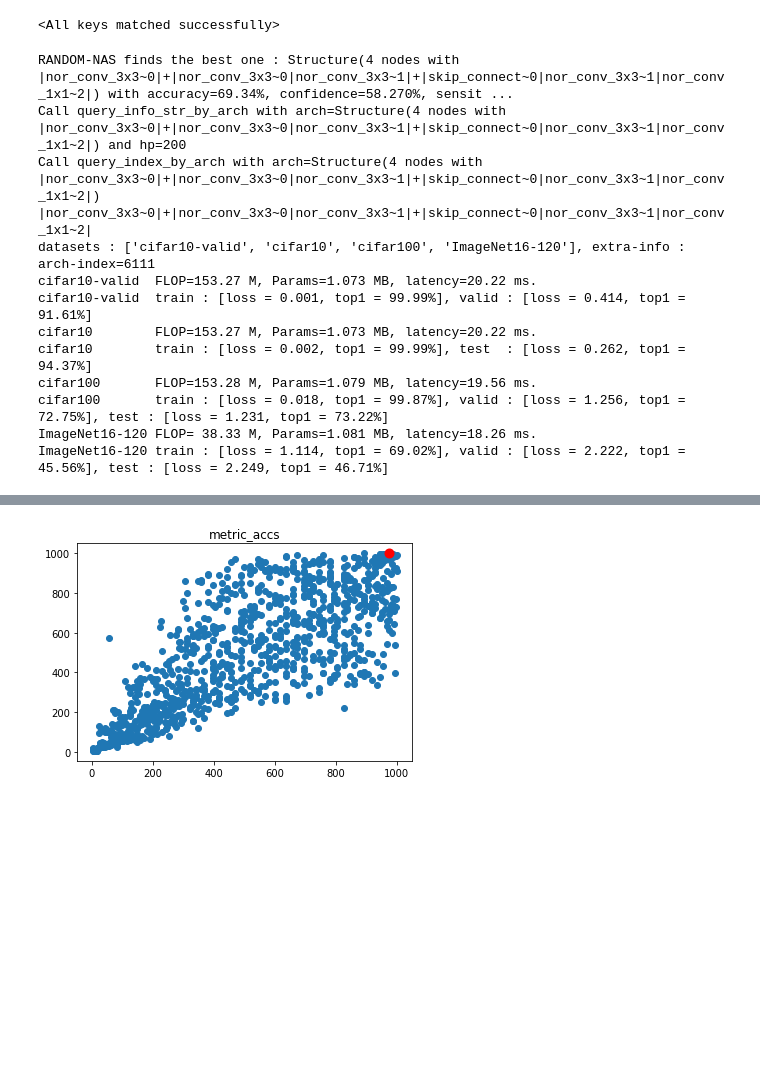
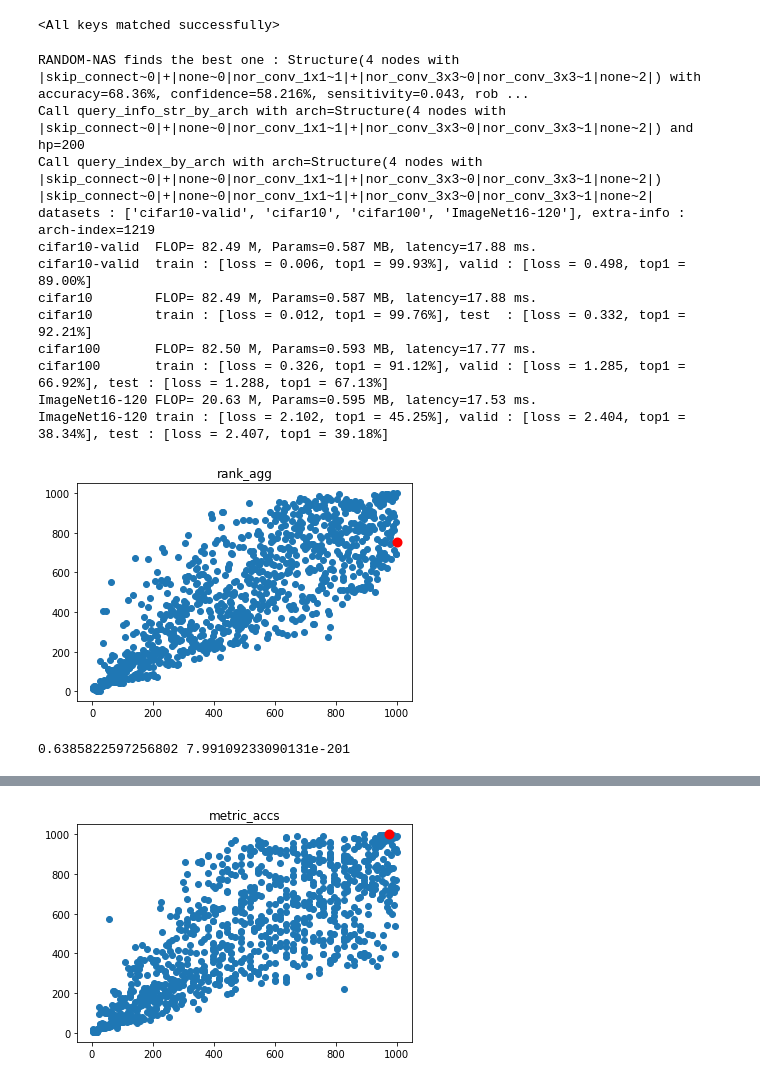
Before and after one commit to cvlab-yonsei/AZ-NAS, a Jupyter notebook: 1017_metrics_reduce_epochs/metrics_only_0ep_test.ipynb, the cells around one changed output, grey strips where cells are left out. Saved outputs shown, nothing was run; the diff lists cells and outputs as text; code cells hidden in the pictures; blank space fills up the shorter version.

```diff
--- a/1017_metrics_reduce_epochs/metrics_only_0ep_test.ipynb
+++ b/1017_metrics_reduce_epochs/metrics_only_0ep_test.ipynb
@@ -353,39 +353,84 @@ archs, metric_accs, metric_confidences, metric_sensitivities, metric_robustnesse
 # %%
 import scipy.stats as stats
 rank_accs, rank_confidences, rank_sensitivities, rank_robustnesses, rank_step_sims = stats.rankdata(metric_accs), stats.rankdata(metric_confidences), stats.rankdata(metric_sensitivities), stats.rankdata(metric_robustnesses), stats.rankdata(metric_step_sims)
 # rank_agg = rank_accs + rank_confidences + rank_sensitivities + rank_robustnesses + rank_step_sims
 l = len(rank_accs)
 rank_agg = np.log(rank_accs/l)+np.log(rank_confidences/l)+np.log(rank_sensitivities/l)+np.log(rank_robustnesses/l)+np.log(rank_step_sims/l)
+##############################
+# rank_agg = rank_accs # 1
+# rank_agg = rank_accs+rank_confidences # 2-1
+# rank_agg = np.log(rank_accs/l)+np.log(rank_confidences/l) # 2-2
+# rank_agg = rank_accs+rank_sensitivities # 3-1
+# rank_agg = np.log(rank_accs/l)+np.log(rank_sensitivities/l) # 3-2
+# rank_agg = rank_accs+rank_robustnesses # 4-1
+# rank_agg = np.log(rank_accs/l)+np.log(rank_robustnesses/l) # 4-2
+# rank_agg = rank_accs+rank_step_sims # 5-1
+# rank_agg = np.log(rank_accs/l)+np.log(rank_step_sims/l) # 5-2
+# rank_agg = rank_accs+rank_sensitivities+rank_step_sims # 6-1
+# rank_agg = np.log(rank_accs/l)+np.log(rank_sensitivities/l)+np.log(rank_step_sims/l) # 6-2
+# rank_agg = rank_accs+rank_confidences+rank_sensitivities # 7-1
+# rank_agg = np.log(rank_accs/l)+np.log(rank_confidences/l)+np.log(rank_sensitivities/l) # 7-2
+# rank_agg = rank_accs+rank_confidences+rank_step_sims # 8-1
+# rank_agg = np.log(rank_accs/l)+np.log(rank_confidences/l)+np.log(rank_step_sims/l) # 8-2
+# rank_agg = rank_accs+rank_sensitivities+rank_robustnesses # 9-1
+# rank_agg = np.log(rank_accs/l)+np.log(rank_sensitivities/l)+np.log(rank_robustnesses/l) # 9-2
+# rank_agg = rank_accs+rank_sensitivities+rank_step_sims # 10-1
+# rank_agg = np.log(rank_accs/l)+np.log(rank_sensitivities/l)+np.log(rank_step_sims/l) # 10-2
+# rank_agg = rank_accs+rank_confidences+rank_sensitivities+rank_step_sims # 11-1
+# rank_agg = np.log(rank_accs/l)+np.log(rank_confidences/l)+np.log(rank_sensitivities/l)+np.log(rank_step_sims/l) # 11-2
+# rank_agg = rank_sensitivities+rank_robustnesses+rank_step_sims # 12-1
+# rank_agg = np.log(rank_sensitivities/l)+np.log(rank_robustnesses/l)+np.log(rank_step_sims/l) # 12-2
+# rank_agg = rank_accs + rank_confidences + rank_sensitivities + rank_robustnesses + rank_step_sims # 13-1
+# rank_agg = np.log(rank_accs/l)+np.log(rank_confidences/l)+np.log(rank_sensitivities/l)+np.log(rank_robustnesses/l)+np.log(rank_step_sims/l) # 13-2
+# rank_agg = rank_accs + rank_sensitivities + rank_robustnesses # 14-1
+# rank_agg = np.log(rank_accs/l)+np.log(rank_sensitivities/l)+np.log(rank_robustnesses/l) # 14-2
+# rank_agg = rank_accs + rank_robustnesses + rank_step_sims # 15-1
+# rank_agg = np.log(rank_accs/l)+np.log(rank_robustnesses/l)+np.log(rank_step_sims/l) # 15-2
+# rank_agg = rank_accs + rank_confidences + rank_sensitivities + rank_robustnesses # 16-1
+rank_agg = np.log(rank_accs/l)+np.log(rank_confidences/l)+np.log(rank_sensitivities/l)+np.log(rank_robustnesses/l) # 16-2
+##############################
 best_idx = np.argmax(rank_agg)
 
 best_arch, best_acc, best_conf, best_sensitivity, best_robust, best_step_sim = archs[best_idx], metric_accs[best_idx], metric_confidences[best_idx], metric_sensitivities[best_idx], metric_robustnesses[best_idx], metric_step_sims[best_idx]
 # log
 print("RANDOM-NAS finds the best one : {:} with accuracy={:.2f}%, confidence={:.3f}%, sensitivity={:.3f}, robustness={:.3f}, step_sim={:.3f}".format(best_arch, best_acc, best_conf, best_sensitivity, best_robust, best_step_sim))
 if api is not None:
     print("{:}".format(api.query_by_arch(best_arch, "200")))
 
 # idx = np.argsort(rank_agg)[-5:]
 
 # for best_idx in reversed(idx):
 #     best_arch, best_acc, best_conf, best_sensitivity, best_robust = archs[best_idx], metric_accs[best_idx], metric_confidences[best_idx], metric_sensitivities[best_idx], metric_robustnesses[best_idx]
 #     # log
 #     print("RANDOM-NAS finds the best one : {:} with accuracy={:.2f}%, confidence={:.3f}%, sensitivity={:.3f}, robustness={:.3f}".format(best_arch, best_acc, best_conf, best_sensitivity, best_robust))
 #     if api is not None:
 #         print("{:}".format(api.query_by_arch(best_arch, "200")))
+
+x = stats.rankdata(rank_agg)
+y = stats.rankdata(api_valid_accs)
+# y = api_valid_accs
+plt.scatter(x, y)
+plt.scatter(x[best_idx], y[best_idx], c="r", linewidths=4)
+plt.title("rank_agg")
+plt.show()
+tau, p_value = stats.kendalltau(x, y)
+print(tau, p_value)
 # %% [output]
-RANDOM-NAS finds the best one : Structure(4 nodes with |nor_conv_3x3~0|+|nor_conv_3x3~0|nor_conv_3x3~1|+|skip_connect~0|nor_conv_3x3~1|nor_conv_1x1~2|) with accuracy=69.34%, confidence=58.270%, sensit ...
-Call query_info_str_by_arch with arch=Structure(4 nodes with |nor_conv_3x3~0|+|nor_conv_3x3~0|nor_conv_3x3~1|+|skip_connect~0|nor_conv_3x3~1|nor_conv_1x1~2|) and hp=200
-Call query_index_by_arch with arch=Structure(4 nodes with |nor_conv_3x3~0|+|nor_conv_3x3~0|nor_conv_3x3~1|+|skip_connect~0|nor_conv_3x3~1|nor_conv_1x1~2|)
-|nor_conv_3x3~0|+|nor_conv_3x3~0|nor_conv_3x3~1|+|skip_connect~0|nor_conv_3x3~1|nor_conv_1x1~2|
-datasets : ['cifar10-valid', 'cifar10', 'cifar100', 'ImageNet16-120'], extra-info : arch-index=6111
-cifar10-valid  FLOP=153.27 M, Params=1.073 MB, latency=20.22 ms.
-cifar10-valid  train : [loss = 0.001, top1 = 99.99%], valid : [loss = 0.414, top1 = 91.61%]
-cifar10        FLOP=153.27 M, Params=1.073 MB, latency=20.22 ms.
-cifar10        train : [loss = 0.002, top1 = 99.99%], test  : [loss = 0.262, top1 = 94.37%]
-cifar100       FLOP=153.28 M, Params=1.079 MB, latency=19.56 ms.
-cifar100       train : [loss = 0.018, top1 = 99.87%], valid : [loss = 1.256, top1 = 72.75%], test : [loss = 1.231, top1 = 73.22%]
-ImageNet16-120 FLOP= 38.33 M, Params=1.081 MB, latency=18.26 ms.
-ImageNet16-120 train : [loss = 1.114, top1 = 69.02%], valid : [loss = 2.222, top1 = 45.56%], test : [loss = 2.249, top1 = 46.71%]
+RANDOM-NAS finds the best one : Structure(4 nodes with |skip_connect~0|+|none~0|nor_conv_1x1~1|+|nor_conv_3x3~0|nor_conv_3x3~1|none~2|) with accuracy=68.36%, confidence=58.216%, sensitivity=0.043, rob ...
+Call query_info_str_by_arch with arch=Structure(4 nodes with |skip_connect~0|+|none~0|nor_conv_1x1~1|+|nor_conv_3x3~0|nor_conv_3x3~1|none~2|) and hp=200
+Call query_index_by_arch with arch=Structure(4 nodes with |skip_connect~0|+|none~0|nor_conv_1x1~1|+|nor_conv_3x3~0|nor_conv_3x3~1|none~2|)
+|skip_connect~0|+|none~0|nor_conv_1x1~1|+|nor_conv_3x3~0|nor_conv_3x3~1|none~2|
+datasets : ['cifar10-valid', 'cifar10', 'cifar100', 'ImageNet16-120'], extra-info : arch-index=1219
+cifar10-valid  FLOP= 82.49 M, Params=0.587 MB, latency=17.88 ms.
+cifar10-valid  train : [loss = 0.006, top1 = 99.93%], valid : [loss = 0.498, top1 = 89.00%]
+cifar10        FLOP= 82.49 M, Params=0.587 MB, latency=17.88 ms.
+cifar10        train : [loss = 0.012, top1 = 99.76%], test  : [loss = 0.332, top1 = 92.21%]
+cifar100       FLOP= 82.50 M, Params=0.593 MB, latency=17.77 ms.
+cifar100       train : [loss = 0.326, top1 = 91.12%], valid : [loss = 1.285, top1 = 66.92%], test : [loss = 1.288, top1 = 67.13%]
+ImageNet16-120 FLOP= 20.63 M, Params=0.595 MB, latency=17.53 ms.
+ImageNet16-120 train : [loss = 2.102, top1 = 45.25%], valid : [loss = 2.404, top1 = 38.34%], test : [loss = 2.407, top1 = 39.18%]
+[figure, added]
+0.6385822597256802 7.99109233090131e-201
 # %%
 def get_valid_acc_from_api(api, arch):
     # print(api.query_by_arch(arch, "200"))
```
Also changed, not shown: parts of 1 cell of this notebook, 6 other files.
